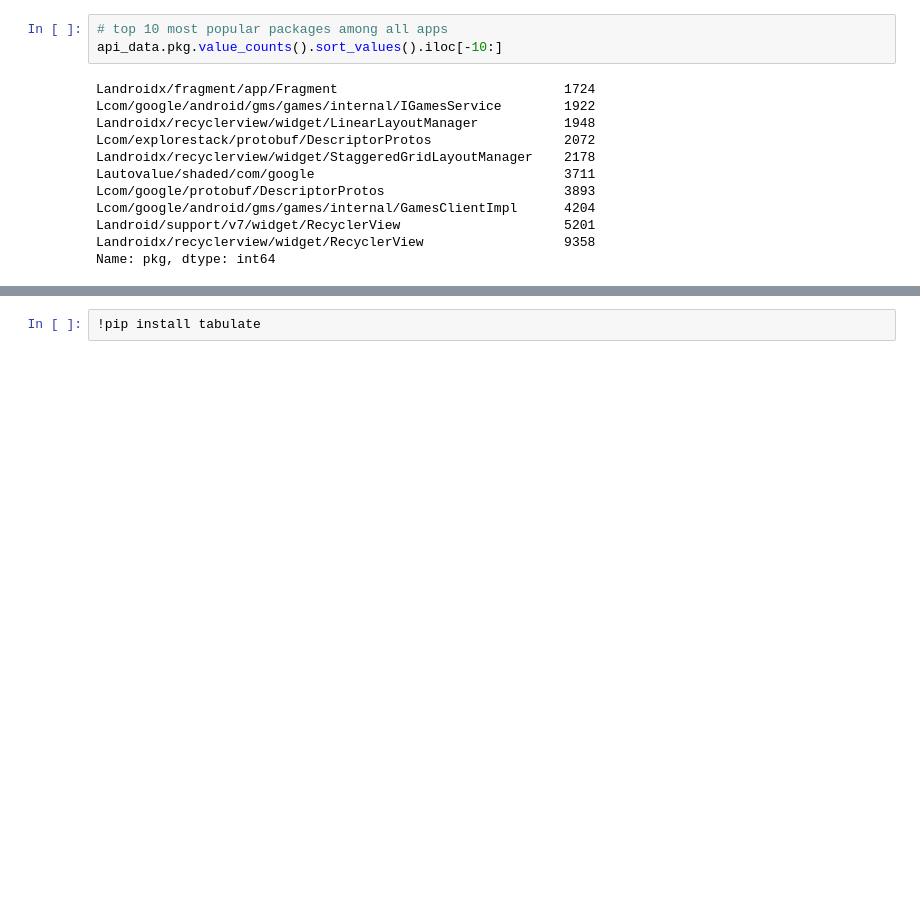
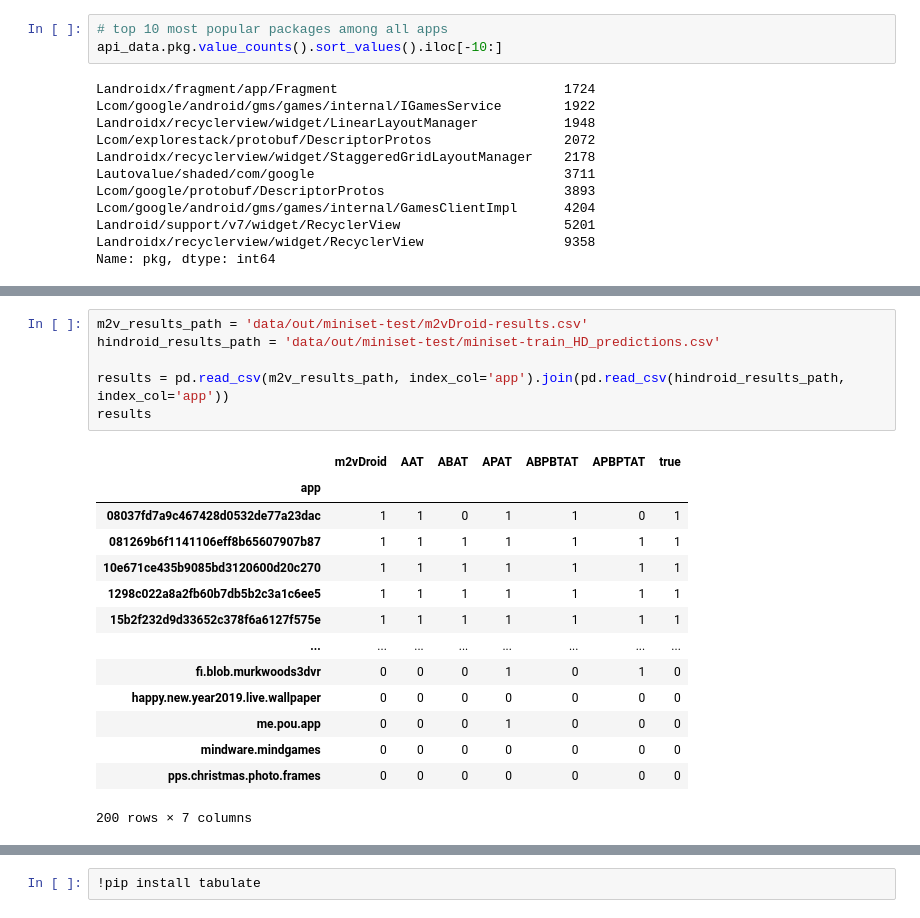
Before and after one commit to rcgonzalez9061/m2v-adversarial-hindroid, a Jupyter notebook: notebooks/EDA.ipynb, the cells around one changed output, grey strips where cells are left out. Saved outputs shown, nothing was run; the diff lists cells and outputs as text; blank space fills up the shorter version.

Commit message:
Added m2vDroid model, demo notebook

```diff
--- a/notebooks/EDA.ipynb
+++ b/notebooks/EDA.ipynb
@@ -80,0 +104,21 @@ Name: pkg, dtype: int64
+# %%
+m2v_results_path = 'data/out/miniset-test/m2vDroid-results.csv'
+hindroid_results_path = 'data/out/miniset-test/miniset-train_HD_predictions.csv'
+
+results = pd.read_csv(m2v_results_path, index_col='app').join(pd.read_csv(hindroid_results_path, index_col='app'))
+results
+# %% [output]
+|  | m2vDroid | AAT | ABAT | APAT | ABPBTAT | APBPTAT | true |
+| app |  |  |  |  |  |  |  |
+| 08037fd7a9c467428d0532de77a23dac | 1 | 1 | 0 | 1 | 1 | 0 | 1 |
+| 081269b6f1141106eff8b65607907b87 | 1 | 1 | 1 | 1 | 1 | 1 | 1 |
+| 10e671ce435b9085bd3120600d20c270 | 1 | 1 | 1 | 1 | 1 | 1 | 1 |
+| 1298c022a8a2fb60b7db5b2c3a1c6ee5 | 1 | 1 | 1 | 1 | 1 | 1 | 1 |
+| 15b2f232d9d33652c378f6a6127f575e | 1 | 1 | 1 | 1 | 1 | 1 | 1 |
+| ... | ... | ... | ... | ... | ... | ... | ... |
+| fi.blob.murkwoods3dvr | 0 | 0 | 0 | 1 | 0 | 1 | 0 |
+| happy.new.year2019.live.wallpaper | 0 | 0 | 0 | 0 | 0 | 0 | 0 |
+| me.pou.app | 0 | 0 | 0 | 1 | 0 | 0 | 0 |
+| mindware.mindgames | 0 | 0 | 0 | 0 | 0 | 0 | 0 |
+| pps.christmas.photo.frames | 0 | 0 | 0 | 0 | 0 | 0 | 0 |
+200 rows × 7 columns
```
Also changed, not shown: parts of 4 cells of this notebook, 7 other files.
